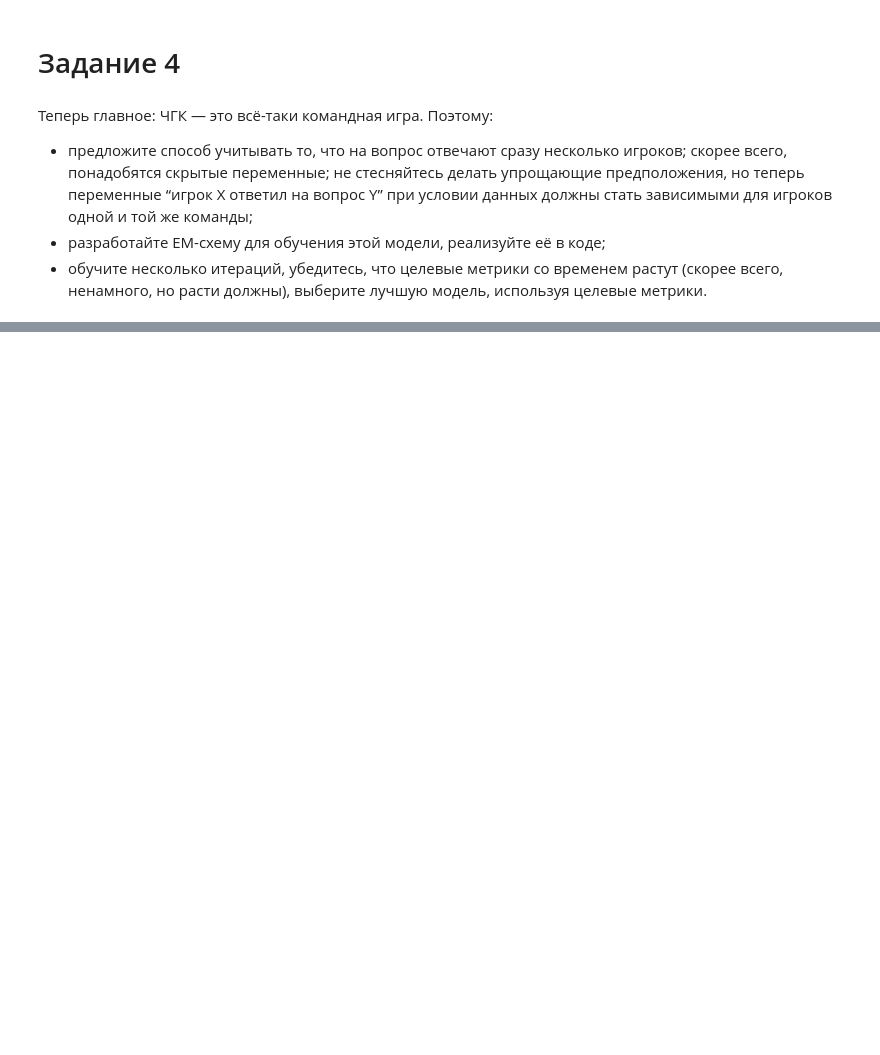
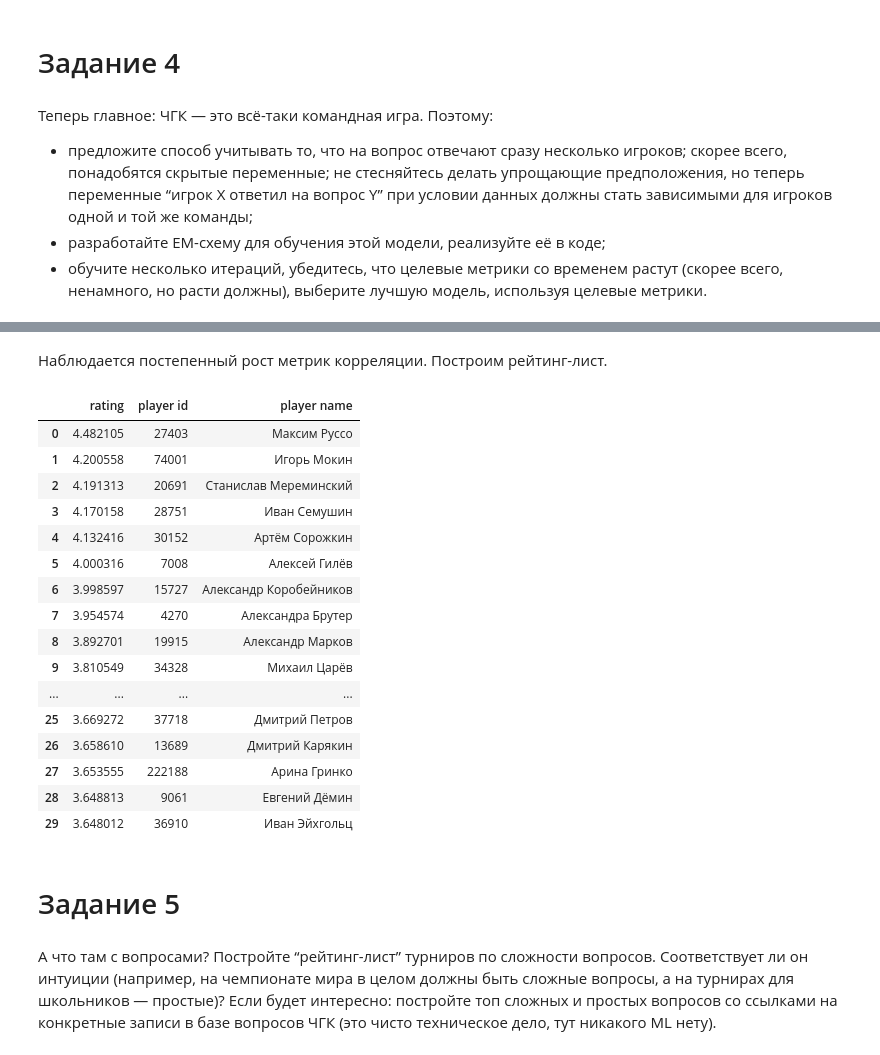
Before and after one commit to dkulemin/MADE_adv_ml, a Jupyter notebook: HW_2/homework_2.ipynb, the cells around one changed output, grey strips where cells are left out. Cells and saved outputs as stored; diff of their text form; code cells hidden in the pictures; blank space fills up the shorter version.

```diff
--- a/HW_2/homework_2.ipynb
+++ b/HW_2/homework_2.ipynb
@@ -233,6 +206,3 @@ np.savetxt('y_train_vec.txt', y_train)
-# %%
-X_train = sparse.load_npz('X_train_matrix.npz')
-y_train = np.loadtxt('y_train_vec.txt')
 # %%
 X_train.shape, y_train.shape
 # %% [output]
@@ -261,6 +228,3 @@ with open('base_model', 'wb') as fout:
-# %%
-with open('base_model', 'rb') as fin:
-    base_model = pickle.load(fin)
 # %% [markdown]
 В качестве рейтинга игроков возьмем первые коэффициенты модели:
 # %%
@@ -336,13 +308,11 @@ for torunament in tqdm(tournaments_test):
 # %% [markdown]
 Расчитаем коеффициенты корреляции:
 # %%
-spearmanr_corrs = []
-kendall_corrs = []
-for i in range(len(tournaments_answers_count)):
-    if len(tournaments_answers_count[i]) > 1:
-        spearman = scipy.stats.spearmanr(tournaments_answers_count[i], tournaments_rating_pred[i]).correlation
-        kendall = scipy.stats.kendalltau(tournaments_answers_count[i], tournaments_rating_pred[i]).correlation
-        spearmanr_corrs.append(spearman)
-        kendall_corrs.append(kendall)
-print(f'Корреляция Спирмена: {np.mean(spearmanr_corrs):.4f}')
-print(f'Корреляция Кендалла: {np.mean(kendall_corrs):.4f}')
+def compute_correlations(preds, true_answers):
+    spearman_corrs = []
+    kendall_corrs = []
+    for i in range(len(true_answers)):
+        if len(true_answers[i]) > 1:
+            spearman_corrs.append(scipy.stats.spearmanr(true_answers[i], preds[i]).correlation)
+            kendall_corrs.append(scipy.stats.kendalltau(true_answers[i], preds[i]).correlation)
+    return np.mean(spearman_corrs), np.mean(kendall_corrs)
@@ -358,0 +364,2 @@ print(f'Корреляция Кендалла: {np.mean(kendall_corrs):.4f}')
+# %%
+weights = np.hstack((base_model.intercept_, base_model.coef_[0]))
@@ -358,0 +467,34 @@ print(f'Корреляция Кендалла: {np.mean(kendall_corrs):.4f}')
+# %% [markdown]
+Наблюдается постепенный рост метрик корреляции. Построим рейтинг-лист.
+# %%
+player_rating = weights[1:len(player_to_id) + 1]
+rating_table = []
+
+for i, rating in enumerate(player_rating):
+    player_id = id_to_player[i]
+    rating_table.append([rating, player_id, raw_players[player_id]['name'] + ' ' + raw_players[player_id]['surname']])
+
+rating_list = pd.DataFrame(sorted(rating_table, reverse=True), columns=['rating', 'player id', 'player name'])
+rating_list.head(30)
+# %% [output]
+|  | rating | player id | player name |
+| 0 | 4.482105 | 27403 | Максим Руссо |
+| 1 | 4.200558 | 74001 | Игорь Мокин |
+| 2 | 4.191313 | 20691 | Станислав Мереминский |
+| 3 | 4.170158 | 28751 | Иван Семушин |
+| 4 | 4.132416 | 30152 | Артём Сорожкин |
+| 5 | 4.000316 | 7008 | Алексей Гилёв |
+| 6 | 3.998597 | 15727 | Александр Коробейников |
+| 7 | 3.954574 | 4270 | Александра Брутер |
+| 8 | 3.892701 | 19915 | Александр Марков |
+| 9 | 3.810549 | 34328 | Михаил Царёв |
+| ... | ... | ... | ... |
+| 25 | 3.669272 | 37718 | Дмитрий Петров |
+| 26 | 3.658610 | 13689 | Дмитрий Карякин |
+| 27 | 3.653555 | 222188 | Арина Гринко |
+| 28 | 3.648813 | 9061 | Евгений Дёмин |
+| 29 | 3.648012 | 36910 | Иван Эйхгольц |
+# %% [markdown]
+# Задание 5
+# %% [markdown]
+А что там с вопросами? Постройте “рейтинг-лист” турниров по сложности вопросов. Соответствует ли он интуиции (например, на чемпионате мира в целом должны быть сложные вопросы, а на турнирах для школьников — простые)? Если будет интересно: постройте топ сложных и простых вопросов со ссылками на конкретные записи в базе вопросов ЧГК (это чисто техническое дело, тут никакого ML нету).
```
Also changed, not shown: parts of 28 cells of this notebook.
